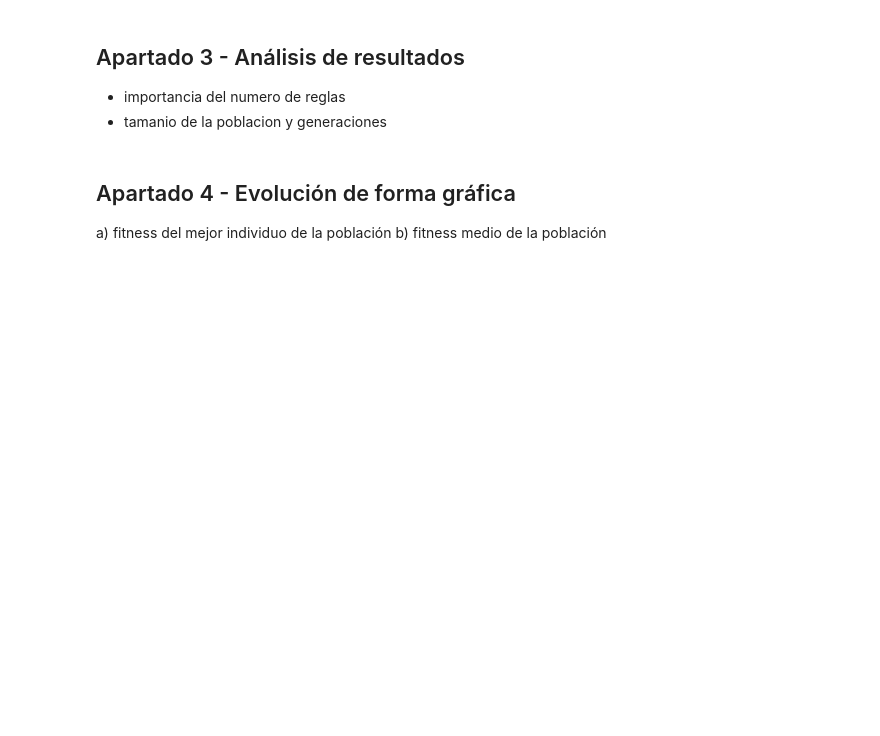
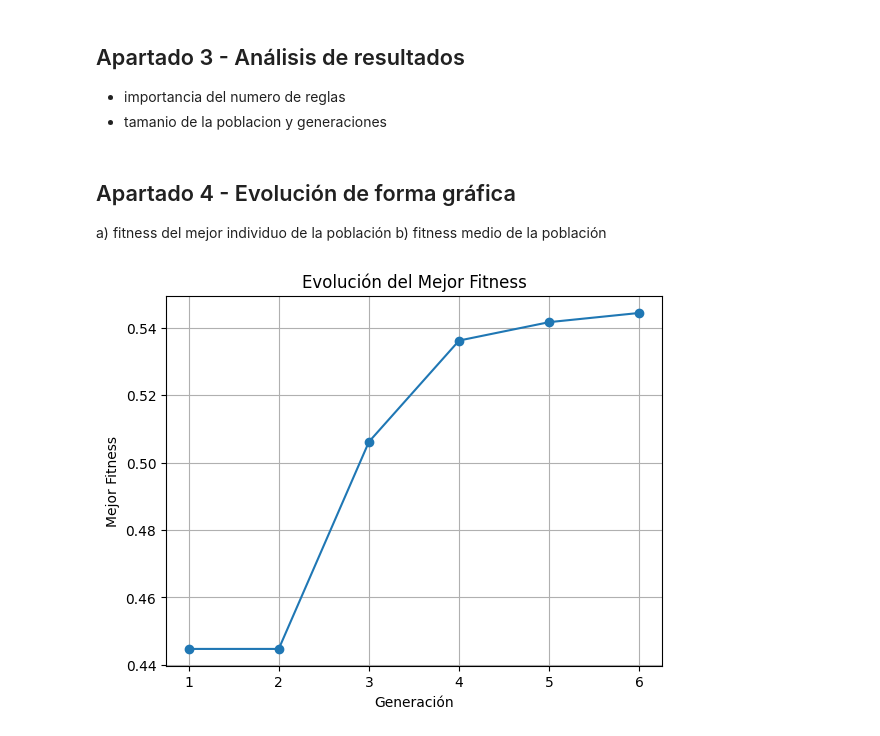
Before and after one commit to CarlosCRG19/fundamentos-de-aprendizaje-automatico, a Jupyter notebook: FAAP4_1461_6/Memoria.ipynb, the cells around one changed output. Cells and saved outputs as stored; diff of their text form; code cells hidden in the pictures; blank space fills up the shorter version.

```diff
--- a/FAAP4_1461_6/Memoria.ipynb
+++ b/FAAP4_1461_6/Memoria.ipynb
@@ -33,0 +42,24 @@ from ScikitClusteringKMeans import ScikitClusteringKMeans
+# %%
+from Datos import Datos
+from EstrategiaParticionado import ValidacionSimple
+
+from importlib import reload
+import AlgoritmoGenetico as a
+from EstrategiaCruce import CruceInterReglas, CruceIntraReglas
+from EstrategiaMutacion import MutacionEstandar
+
+datos_titanic = Datos("titanic.csv")
+validacion_simple = ValidacionSimple(numeroEjecuciones=1, proporcionTest=30)
+
+clasificador = a.AlgoritmoGenetico(
+    tamano_poblacion=50,
+    n_generaciones=10,
+    max_reglas=5,
+    porcentaje_elitismo=0.05,
+    probabilidad_mutacion=0.05,
+    cruces=[CruceInterReglas(), CruceIntraReglas()],
+    mutaciones=[MutacionEstandar()],
+    verbose=True
+)
+
+clasificador.validacion(validacion_simple, datos_titanic, clasificador)
@@ -39,3 +111,17 @@ from ScikitClusteringKMeans import ScikitClusteringKMeans
 ## Apartado 4 - Evolución de forma gráfica
 a) fitness del mejor individuo de la población
 b) fitness medio de la población
+# %%
+# Grafica fitness del mejor individuo de la poblacion
+import matplotlib.pyplot as plt
+generaciones = clasificador.generaciones()
+mejores_fitness = [generacion.mejor_fitness() for generacion in generaciones]
+
+plt.plot(list(range(1, len(generaciones) + 1)), mejores_fitness, marker='o')
+plt.title('Evolución del Mejor Fitness')
+plt.xlabel('Generación')
+plt.ylabel('Mejor Fitness')
+plt.grid(True)
+plt.show()
+# %% [output]
+[figure, added]
```
Also changed, not shown: parts of 7 cells of this notebook, 3 other files.
